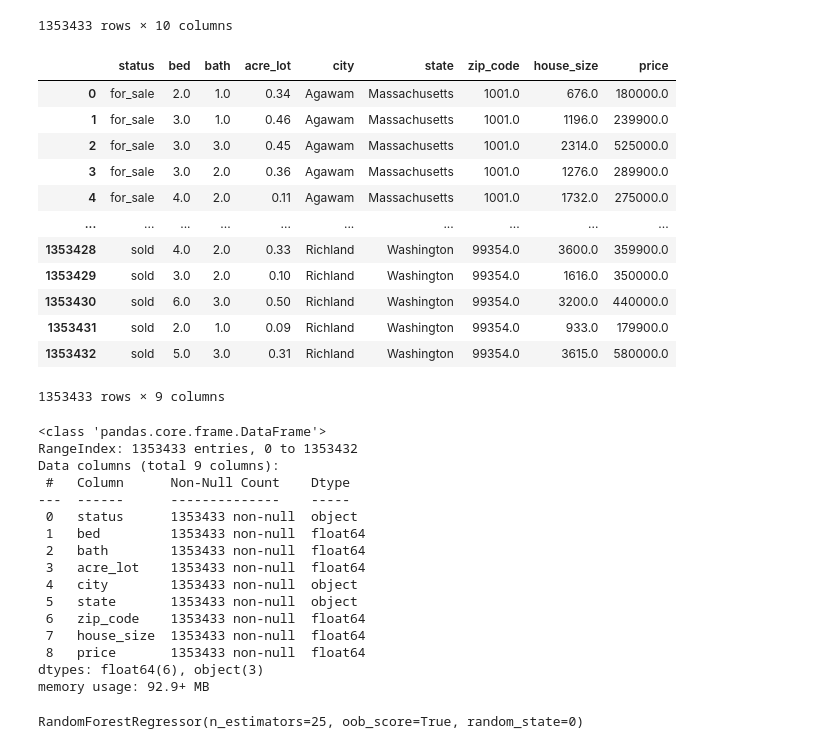
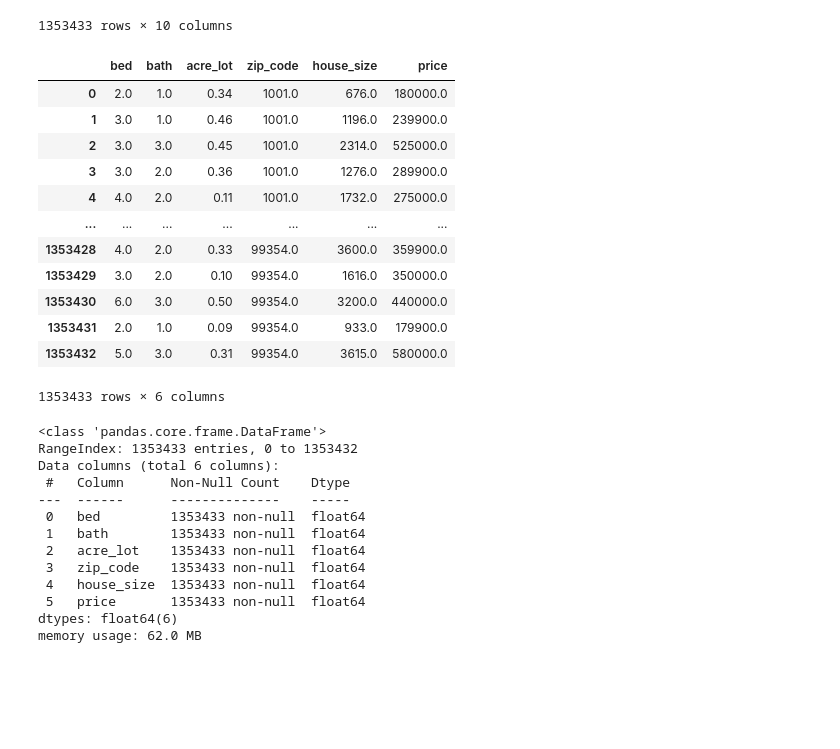
Before and after one commit to zwblank/Project_4, a Jupyter notebook: random_forest.ipynb, the cells around one changed output. Cells and saved outputs as stored; diff of their text form; code cells hidden in the pictures; blank space fills up the shorter version.

```diff
--- a/random_forest.ipynb
+++ b/random_forest.ipynb
@@ -58,21 +59,22 @@ df
 1353433 rows × 10 columns
 # %%
 # reorder the columns
-df = df[['status','bed', 'bath', 'acre_lot', 'city','state','zip_code','house_size', 'price']]
+df = df[['bed', 'bath', 'acre_lot','zip_code','house_size', 'price']]
+#df = df[['status','bed', 'bath', 'acre_lot', 'city','state','zip_code','house_size', 'price']]
 df
 # %% [output]
-|  | status | bed | bath | acre_lot | city | state | zip_code | house_size | price |
-| 0 | for_sale | 2.0 | 1.0 | 0.34 | Agawam | Massachusetts | 1001.0 | 676.0 | 180000.0 |
-| 1 | for_sale | 3.0 | 1.0 | 0.46 | Agawam | Massachusetts | 1001.0 | 1196.0 | 239900.0 |
-| 2 | for_sale | 3.0 | 3.0 | 0.45 | Agawam | Massachusetts | 1001.0 | 2314.0 | 525000.0 |
-| 3 | for_sale | 3.0 | 2.0 | 0.36 | Agawam | Massachusetts | 1001.0 | 1276.0 | 289900.0 |
-| 4 | for_sale | 4.0 | 2.0 | 0.11 | Agawam | Massachusetts | 1001.0 | 1732.0 | 275000.0 |
-| ... | ... | ... | ... | ... | ... | ... | ... | ... | ... |
-| 1353428 | sold | 4.0 | 2.0 | 0.33 | Richland | Washington | 99354.0 | 3600.0 | 359900.0 |
-| 1353429 | sold | 3.0 | 2.0 | 0.10 | Richland | Washington | 99354.0 | 1616.0 | 350000.0 |
-| 1353430 | sold | 6.0 | 3.0 | 0.50 | Richland | Washington | 99354.0 | 3200.0 | 440000.0 |
-| 1353431 | sold | 2.0 | 1.0 | 0.09 | Richland | Washington | 99354.0 | 933.0 | 179900.0 |
-| 1353432 | sold | 5.0 | 3.0 | 0.31 | Richland | Washington | 99354.0 | 3615.0 | 580000.0 |
+|  | bed | bath | acre_lot | zip_code | house_size | price |
+| 0 | 2.0 | 1.0 | 0.34 | 1001.0 | 676.0 | 180000.0 |
+| 1 | 3.0 | 1.0 | 0.46 | 1001.0 | 1196.0 | 239900.0 |
+| 2 | 3.0 | 3.0 | 0.45 | 1001.0 | 2314.0 | 525000.0 |
+| 3 | 3.0 | 2.0 | 0.36 | 1001.0 | 1276.0 | 289900.0 |
+| 4 | 4.0 | 2.0 | 0.11 | 1001.0 | 1732.0 | 275000.0 |
+| ... | ... | ... | ... | ... | ... | ... |
+| 1353428 | 4.0 | 2.0 | 0.33 | 99354.0 | 3600.0 | 359900.0 |
+| 1353429 | 3.0 | 2.0 | 0.10 | 99354.0 | 1616.0 | 350000.0 |
+| 1353430 | 6.0 | 3.0 | 0.50 | 99354.0 | 3200.0 | 440000.0 |
+| 1353431 | 2.0 | 1.0 | 0.09 | 99354.0 | 933.0 | 179900.0 |
+| 1353432 | 5.0 | 3.0 | 0.31 | 99354.0 | 3615.0 | 580000.0 |
-1353433 rows × 9 columns
+1353433 rows × 6 columns
 # %%
 # Set the features and the target
@@ -83,29 +85,14 @@ df.info()
 # %% [output]
 <class 'pandas.core.frame.DataFrame'>
 RangeIndex: 1353433 entries, 0 to 1353432
-Data columns (total 9 columns):
+Data columns (total 6 columns):
  #   Column      Non-Null Count    Dtype
 ---  ------      --------------    -----
- 0   status      1353433 non-null  object
- 1   bed         1353433 non-null  float64
- 2   bath        1353433 non-null  float64
- 3   acre_lot    1353433 non-null  float64
- 4   city        1353433 non-null  object
- 5   state       1353433 non-null  object
- 6   zip_code    1353433 non-null  float64
- 7   house_size  1353433 non-null  float64
- 8   price       1353433 non-null  float64
-dtypes: float64(6), object(3)
-memory usage: 92.9+ MB
+ 0   bed         1353433 non-null  float64
+ 1   bath        1353433 non-null  float64
+ 2   acre_lot    1353433 non-null  float64
+ 3   zip_code    1353433 non-null  float64
+ 4   house_size  1353433 non-null  float64
+ 5   price       1353433 non-null  float64
+dtypes: float64(6)
+memory usage: 62.0 MB
-# %%
-# separate string entries from numerical entries
-label_encoder = LabelEncoder()
-x_categorical = df.select_dtypes(include=['object']).apply(label_encoder.fit_transform)
-x_numerical = df.select_dtypes(exclude=['object']).values
-x = pd.concat([pd.DataFrame(x_numerical), x_categorical], axis=1).values
-
-# define and fit the model
-regressor = RandomForestRegressor(n_estimators=25, random_state=0, oob_score=True)
-regressor.fit(x, y)
-# %% [output]
-RandomForestRegressor(n_estimators=25, oob_score=True, random_state=0)
```
Also changed, not shown: parts of 6 cells of this notebook, 5 other files.
